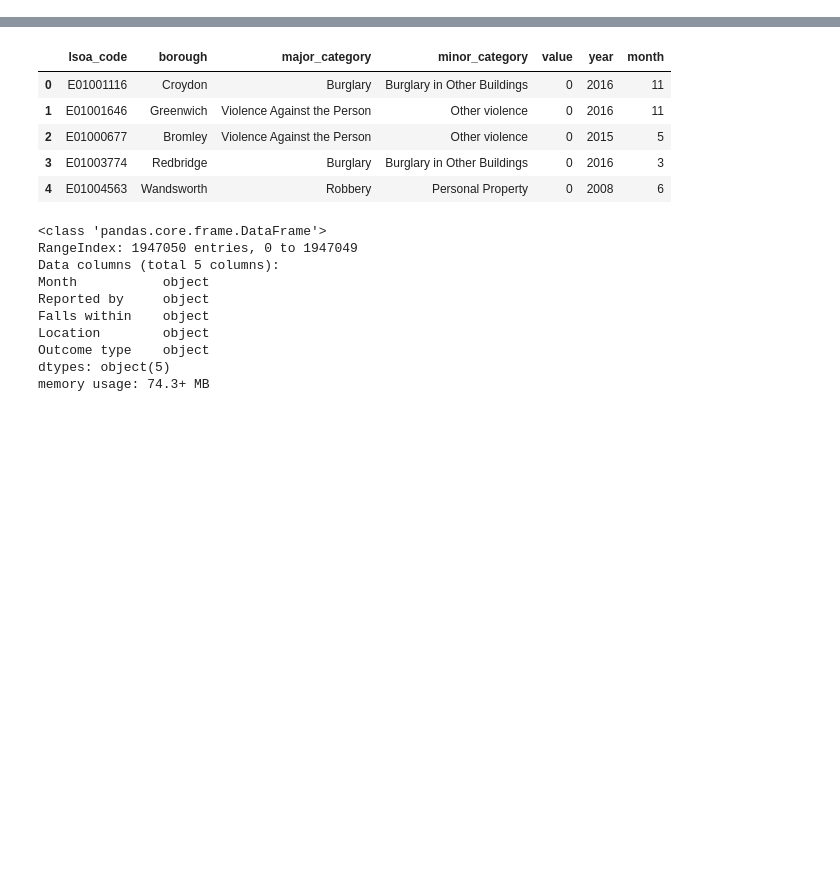
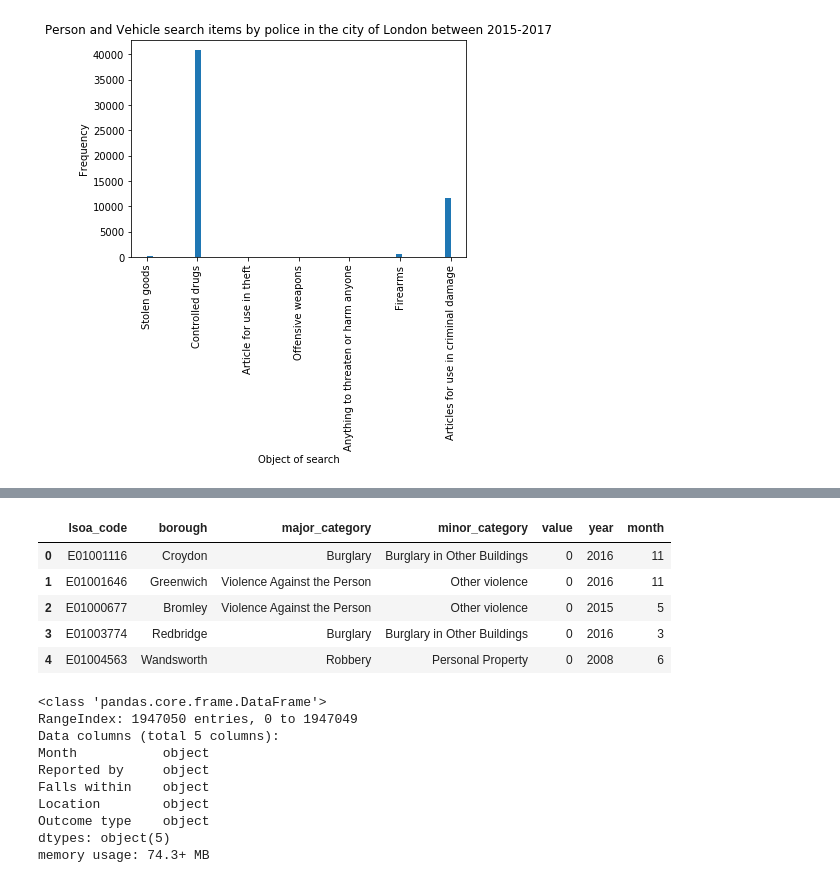
Before and after one commit to ToluAkin/improved-octo-dollop, a Jupyter notebook: capstone.ipynb, the cells around one changed output, grey strips where cells are left out. Saved outputs shown, nothing was run; the diff lists cells and outputs as text; code cells hidden in the pictures; blank space fills up the shorter version.

```diff
--- a/capstone.ipynb
+++ b/capstone.ipynb
@@ -23,0 +98,4 @@ police.head()
+# %%
+isSearchPV = ps['Type'] == 'Person and Vehicle search'
+searchTypePV = ps[isSearchPV]
+searchTypePV.head()
@@ -23,0 +109,10 @@ police.head()
+# %%
+x = searchTypePV['Object of search'].tolist()
+plt.hist(x, bins=50)
+plt.ylabel("Frequency")
+plt.xlabel("Object of search")
+plt.title("Person and Vehicle search items by police in the city of London between 2015-2017")
+plt.xticks(rotation='vertical')
+plt.show()
+# %% [output]
+[figure, added]
```
Also changed, not shown: parts of 45 cells of this notebook.
